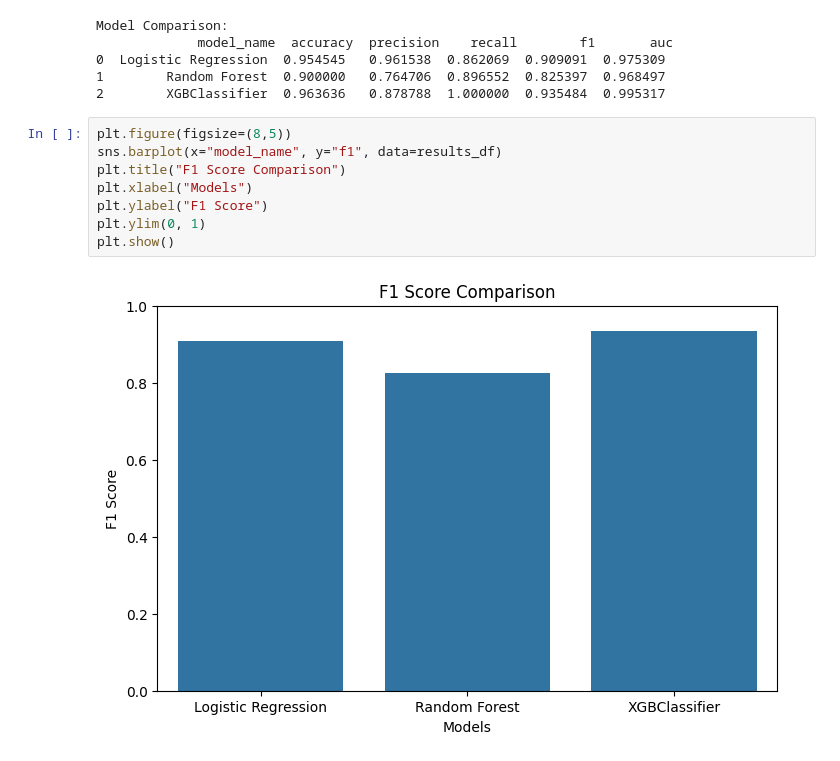
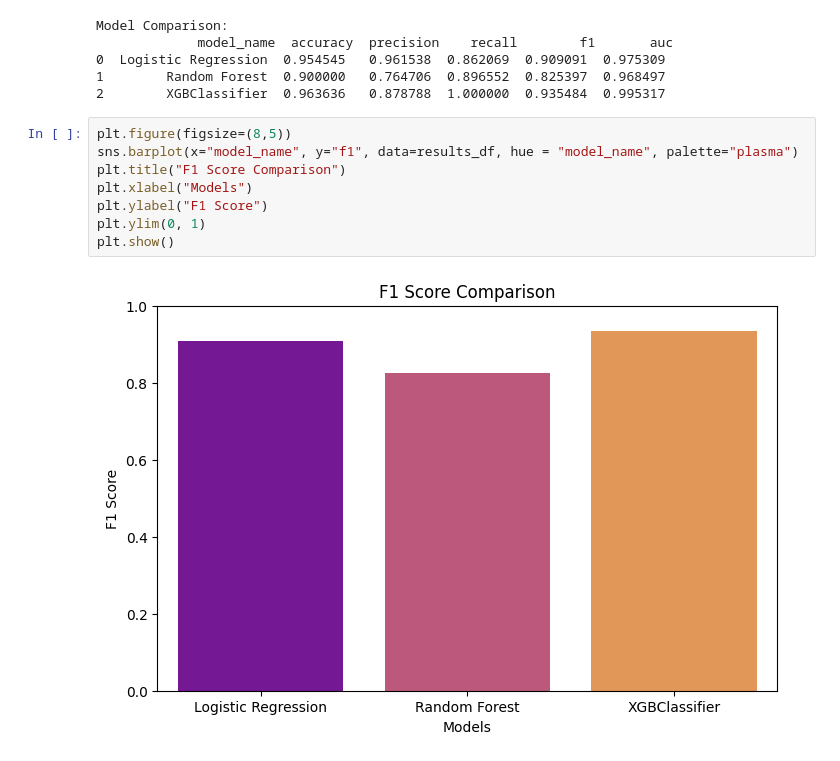
Before and after one commit to zhiqi-zhang233/Sales_Playbook, a Jupyter notebook: Model.ipynb, the cells around one changed output. Saved outputs shown, nothing was run; the diff lists cells and outputs as text.

```diff
--- a/Model.ipynb
+++ b/Model.ipynb
@@ -746,11 +747,11 @@ Model Comparison:
 2        XGBClassifier  0.963636   0.878788  1.000000  0.935484  0.995317
 # %%
 plt.figure(figsize=(8,5))
-sns.barplot(x="model_name", y="f1", data=results_df)
+sns.barplot(x="model_name", y="f1", data=results_df, hue = "model_name", palette="plasma")
 plt.title("F1 Score Comparison")
 plt.xlabel("Models")
 plt.ylabel("F1 Score")
 plt.ylim(0, 1)
 plt.show()
 # %% [output]
-[figure, old version]
+[figure, new version]
```
Also changed, not shown: parts of 4 cells of this notebook, 14 other files.
